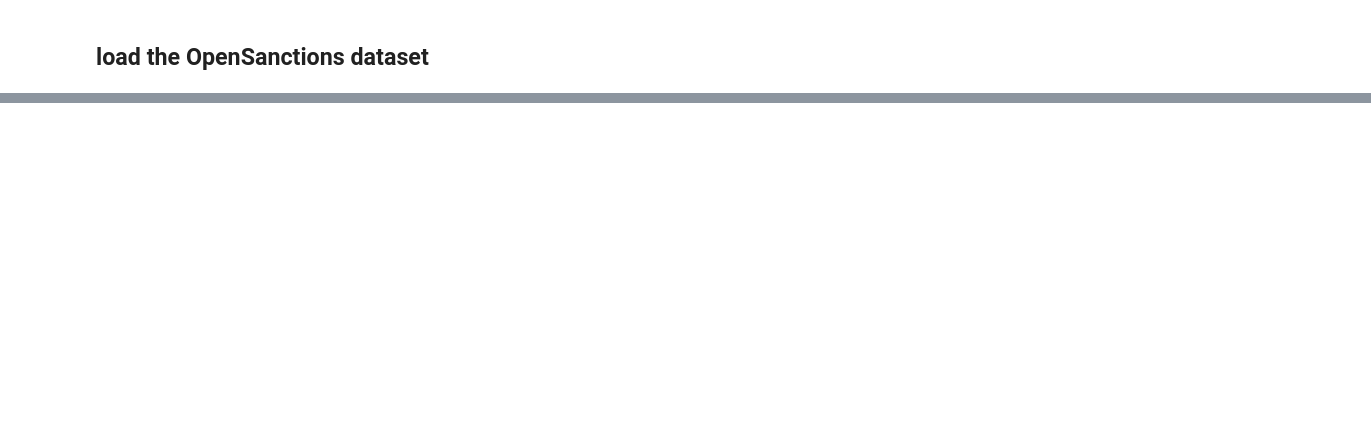
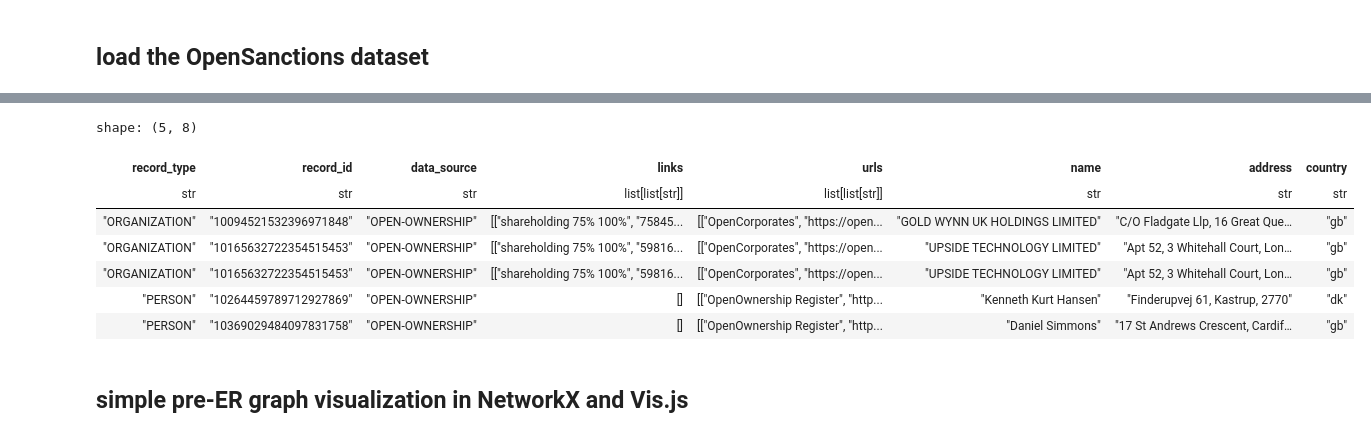
Before and after one commit to DerwenAI/min_aml, a Jupyter notebook: demo.ipynb, the cells around one changed output, grey strips where cells are left out. Saved outputs shown, nothing was run; the diff lists cells and outputs as text; code cells hidden in the pictures; blank space fills up the shorter version.

```diff
--- a/demo.ipynb
+++ b/demo.ipynb
@@ -220,0 +204,17 @@ NameError: name 'graph' is not defined
+# %%
+extracted_dat: list = []
+oo_file: pathlib.Path = data_path / "open-ownership.json"
+
+with oo_file.open() as fp:
+    for line in fp:
+        dat: dict = json.loads(line.strip())
+
+        try:
+            print(dat)
+            extracted_dat.append(extract_oo_rec(dat))
+        except Exception as ex:
+            print(ex)
+            print(traceback.format_exc())
+            break
+
+df_oo: pl.DataFrame = pl.DataFrame(extracted_dat)
@@ -220,0 +239,13 @@ NameError: name 'graph' is not defined
+# %%
+df_oo.head()
+# %% [output]
+shape: (5, 8)
+| record_type | record_id | data_source | links | urls | name | address | country |
+| str | str | str | list[list[str]] | list[list[str]] | str | str | str |
+| "ORGANIZATION" | "10094521532396971848" | "OPEN-OWNERSHIP" | [["shareholding 75% 100%", "75845... | [["OpenCorporates", "https://open... | "GOLD WYNN UK HOLDINGS LIMITED" | "C/O Fladgate Llp, 16 Great Que… | "gb" |
+| "ORGANIZATION" | "10165632722354515453" | "OPEN-OWNERSHIP" | [["shareholding 75% 100%", "59816... | [["OpenCorporates", "https://open... | "UPSIDE TECHNOLOGY LIMITED" | "Apt 52, 3 Whitehall Court, Lon… | "gb" |
+| "ORGANIZATION" | "10165632722354515453" | "OPEN-OWNERSHIP" | [["shareholding 75% 100%", "59816... | [["OpenCorporates", "https://open... | "UPSIDE TECHNOLOGY LIMITED" | "Apt 52, 3 Whitehall Court, Lon… | "gb" |
+| "PERSON" | "10264459789712927869" | "OPEN-OWNERSHIP" | [] | [["OpenOwnership Register", "http... | "Kenneth Kurt Hansen" | "Finderupvej 61, Kastrup, 2770" | "dk" |
+| "PERSON" | "10369029484097831758" | "OPEN-OWNERSHIP" | [] | [["OpenOwnership Register", "http... | "Daniel Simmons" | "17 St Andrews Crescent, Cardif… | "gb" |
+# %% [markdown]
+## simple pre-ER graph visualization in NetworkX and Vis.js
```
Also changed, not shown: parts of 17 cells of this notebook, 2 other files.
